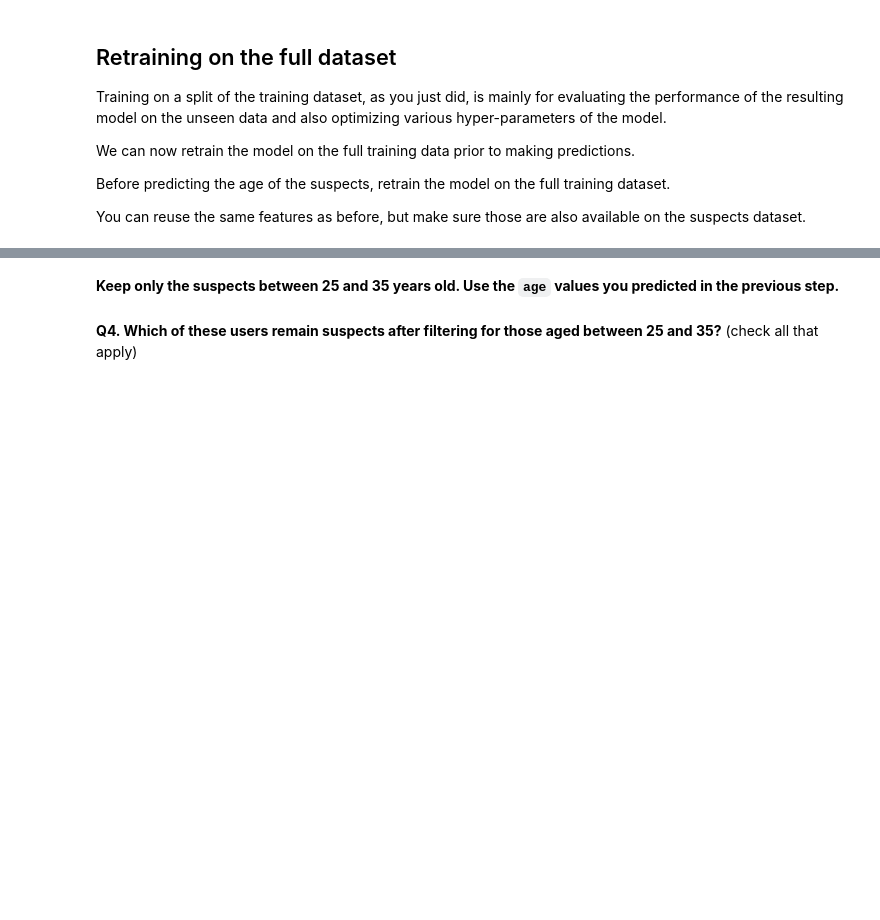
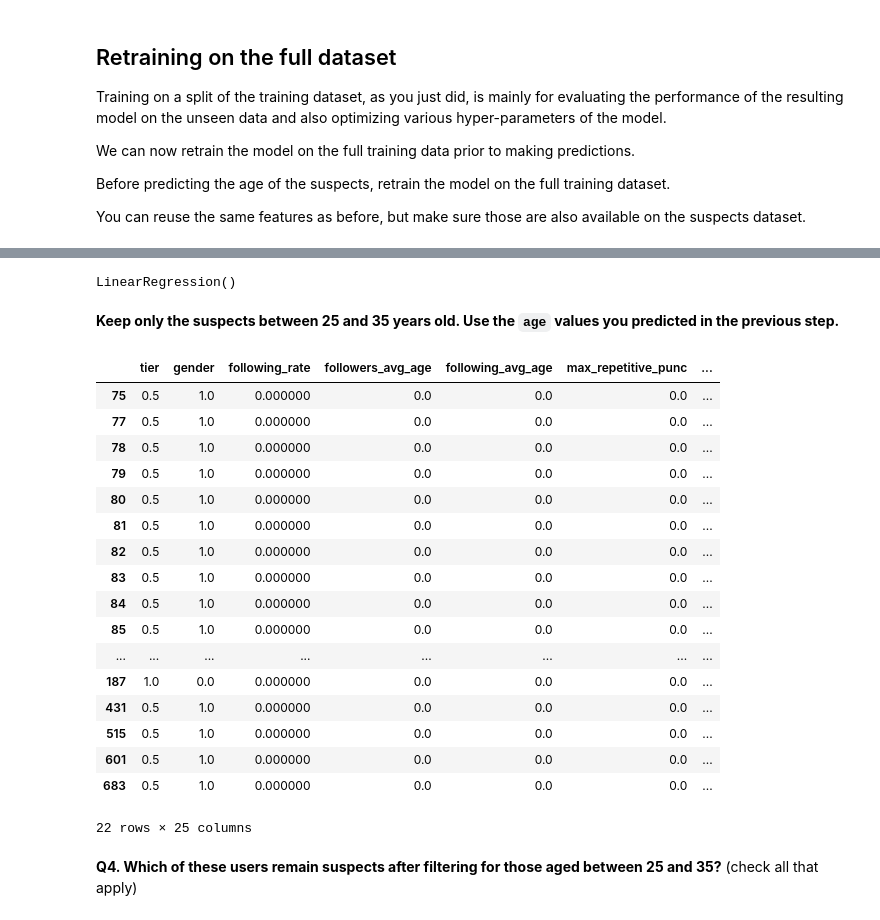
Before and after one commit to AmirJffr/DataScience-and-Machine-Learning-Master-SI, a Jupyter notebook: Assignements/Part 2/Assignment_part_2.ipynb, the cells around one changed output, grey strips where cells are left out. Saved outputs shown, nothing was run; the diff lists cells and outputs as text; code cells hidden in the pictures; blank space fills up the shorter version.

```diff
--- a/Assignements/Part 2/Assignment_part_2.ipynb
+++ b/Assignements/Part 2/Assignment_part_2.ipynb
@@ -151,2 +175,13 @@ You can reuse the same features as before, but make sure those are also availabl
+# %%
+scaler2 = MinMaxScaler()
+X_full = scaler.fit_transform(X_full)
+suspects = scaler.transform(suspects)
+# %%
+reg2 = LinearRegression()
+reg2.fit(X_full, y_full)
+# %% [output]
+LinearRegression()
+# %%
+y_pred2 = reg2.predict(suspects)
 # %% [markdown]
 **Keep only the suspects between 25 and 35 years old. Use the `age` values you predicted in the previous step.**
@@ -155,3 +188,28 @@ You can reuse the same features as before, but make sure those are also availabl
+# %%
+suspects = pd.DataFrame(suspects, columns=features)
+suspects["predicted_age"] = y_pred2
+suspects = suspects[(suspects["predicted_age"] >= 25) & (suspects["predicted_age"] <= 35)]
+# %%
+suspects
+# %% [output]
+|  | tier | gender | following_rate | followers_avg_age | following_avg_age | max_repetitive_punc | ... |
+| 75 | 0.5 | 1.0 | 0.000000 | 0.0 | 0.0 | 0.0 | ... |
+| 77 | 0.5 | 1.0 | 0.000000 | 0.0 | 0.0 | 0.0 | ... |
+| 78 | 0.5 | 1.0 | 0.000000 | 0.0 | 0.0 | 0.0 | ... |
+| 79 | 0.5 | 1.0 | 0.000000 | 0.0 | 0.0 | 0.0 | ... |
+| 80 | 0.5 | 1.0 | 0.000000 | 0.0 | 0.0 | 0.0 | ... |
+| 81 | 0.5 | 1.0 | 0.000000 | 0.0 | 0.0 | 0.0 | ... |
+| 82 | 0.5 | 1.0 | 0.000000 | 0.0 | 0.0 | 0.0 | ... |
+| 83 | 0.5 | 1.0 | 0.000000 | 0.0 | 0.0 | 0.0 | ... |
+| 84 | 0.5 | 1.0 | 0.000000 | 0.0 | 0.0 | 0.0 | ... |
+| 85 | 0.5 | 1.0 | 0.000000 | 0.0 | 0.0 | 0.0 | ... |
+| ... | ... | ... | ... | ... | ... | ... | ... |
+| 187 | 1.0 | 0.0 | 0.000000 | 0.0 | 0.0 | 0.0 | ... |
+| 431 | 0.5 | 1.0 | 0.000000 | 0.0 | 0.0 | 0.0 | ... |
+| 515 | 0.5 | 1.0 | 0.000000 | 0.0 | 0.0 | 0.0 | ... |
+| 601 | 0.5 | 1.0 | 0.000000 | 0.0 | 0.0 | 0.0 | ... |
+| 683 | 0.5 | 1.0 | 0.000000 | 0.0 | 0.0 | 0.0 | ... |
+22 rows × 25 columns
 # %% [markdown]
 **Q4. Which of these users remain suspects after filtering for those aged between 25 and 35?** (check all that apply)
 # %% [markdown]
```
Also changed, not shown: parts of 22 cells of this notebook.
